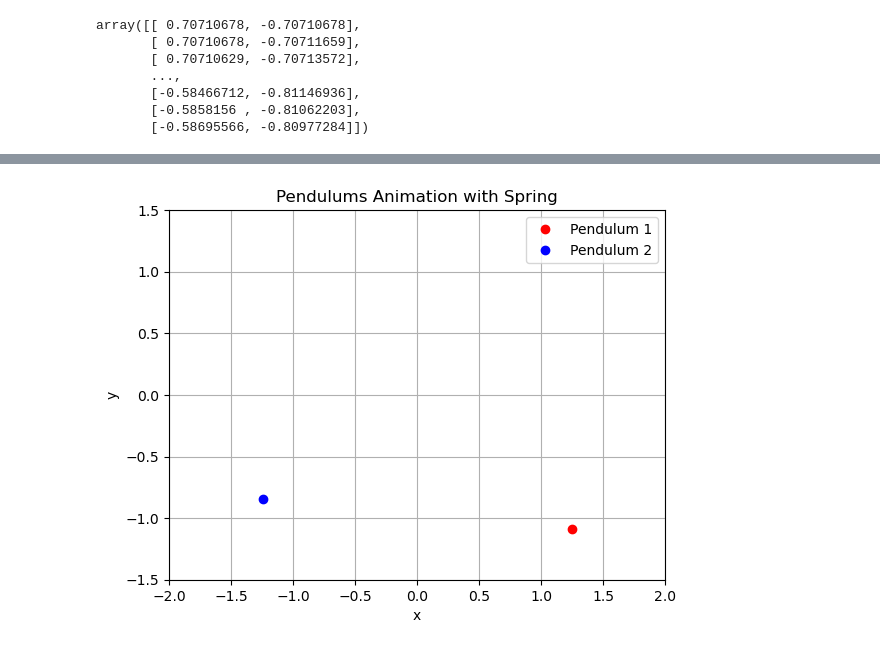
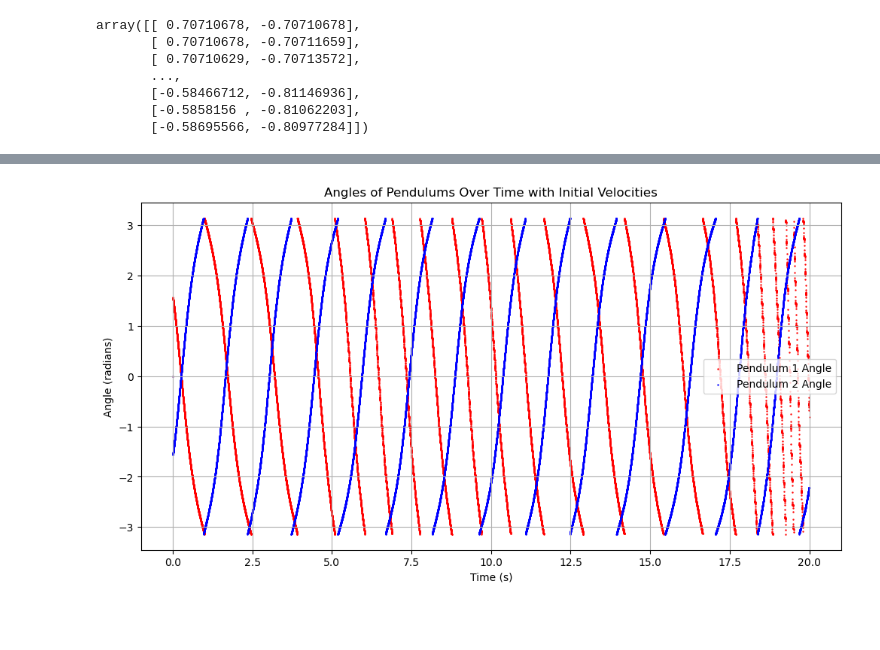
Before and after one commit to NitzanBarEitan/Ants, a Jupyter notebook: pendulum_simulation.ipynb, the cells around one changed output, grey strips where cells are left out. Drawn from its saved outputs; the diff is of its cells as text; code cells hidden in the pictures; blank space fills up the shorter version.

Commit message:
Added not working noise simulation

```diff
--- a/pendulum_simulation.ipynb
+++ b/pendulum_simulation.ipynb
@@ -73,11 +71,15 @@ array([[ 0.70710678, -0.70710678],
 # %%
+import numpy as np
+import matplotlib.pyplot as plt
+
 # Constants
 g = 9.81  # Gravitational acceleration (positive value for downward)
 m = 0.1  # Mass of the pendulum
-l0 = 4  # Natural length of the springs - a sum of the three springs in the system
+l0 = 1  # Natural length of the springs - a sum of the three springs in the system
 dt = 0.001  # Time step
 t_max = 20  # Total simulation time
 k = 10000  # Spring constant
+noise_strength = 200
 
 # Number of steps
 n = int(t_max / dt)
@@ -92,83 +94,66 @@ a2 = np.zeros((n, 2))
 v2 = np.zeros((n, 2))
 x2 = np.zeros((n, 2))
 
+# Arrays to store angles
+theta1 = np.zeros(n)
+theta2 = np.zeros(n)
+
 # Initial conditions
-x[0] = [0.5**0.5 + 1, -0.5**0.5]
-x2[0] = [(-0.5**0.5) - 1, -0.5**0.5]
+x[0] = [2, 0]
+x2[0] = [-2, 0]
+
+# Set initial velocities (non-zero)
+v[0] = [0.0, -5]  # Example initial velocity for pendulum 1
+v2[0] = [0.0, -5]  # Example initial velocity for pendulum 2
 
 # Simulation loop
 for i in range(n - 1):
+    # Calculate the lengths of the springs
     l = np.sqrt((x[i][0] - 1)**2 + x[i][1]**2)
     l2 = np.sqrt((x2[i][0] + 1)**2 + x2[i][1]**2)
-    l_total = l + l2 + 2
 
     # Calculate the spring force magnitude
-    F_s = - k * (l_total - l0)
-    F_s2 = - k * (l_total - l0)
+    F_s = - k * (l - l0) + np.random.uniform(-1, 1) * noise_strength
+    F_s2 = - k * (l2 - l0) + np.random.uniform(-1, 1) * noise_strength
 
     # Normalize the direction vector
-    dir_x = (x[i][0] - 1) / l # sin(theta)
-    dir_y = x[i][1] / l # cos(theta)
+    dir_x = (x[i][0] - 1) / l  # sin(theta)
+    dir_y = x[i][1] / l  # cos(theta)
 
-    dir_x2 = (x2[i][0] + 1) / l # sin(theta)
-    dir_y2 = x2[i][1] / l2 # cos(theta)
+    dir_x2 = (x2[i][0] + 1) / l2  # sin(theta)
+    dir_y2 = x2[i][1] / l2  # cos(theta)
 
+    # Resultant forces
     sigmaF = np.array([dir_x * F_s, dir_y * F_s - m * g])
-
     sigmaF2 = np.array([dir_x2 * F_s2, dir_y2 * F_s2 - m * g])
 
     # Update acceleration
     a[i + 1] = sigmaF / m
+    a2[i + 1] = sigmaF2 / m
 
     # Update velocity
     v[i + 1] = v[i] + dt * a[i + 1]
+    v2[i + 1] = v2[i] + dt * a2[i + 1]
 
     # Update position
     x[i + 1] = x[i] + dt * v[i + 1]
-
-    if t[i] > 5:
-        a2[i + 1] = sigmaF2 / m
-        v2[i + 1] = v2[i] + dt * a2[i + 1]
-        x2[i + 1] = x2[i] + dt * v2[i + 1]
-    else:
-        x2[i+1] = x2[i]
+    x2[i + 1] = x2[i] + dt * v2[i + 1]
 
     # Update time
     t[i + 1] = t[i] + dt
 
-# Set up the figure and axis for animation
-fig, ax = plt.subplots()
-ax.set_xlim(-2, 2)
-ax.set_ylim(-1.5, 1.5)
-ax.set_xlabel('x')
-ax.set_ylabel('y')
-ax.set_title('Pendulums Animation with Spring')
-ax.grid(True)
+    # Calculate angles (atan2 handles quadrant correctly)
+    theta1[i + 1] = np.arctan2(x[i + 1][0] - 1, -x[i + 1][1])
+    theta2[i + 1] = np.arctan2(x2[i + 1][0] + 1, -x2[i + 1][1])
 
-# Initialize the line objects for both pendulums
-pendulum1, = ax.plot([], [], 'ro', label='Pendulum 1')
-pendulum2, = ax.plot([], [], 'bo', label='Pendulum 2')
-# Initialization function for the animation
-def init():
-    pendulum1.set_data([], [])
-    pendulum2.set_data([], [])
-    return pendulum1, pendulum2
-
-# Update function for the animation
-def update(frame):
-    pendulum1.set_data([x[frame, 0]], [x[frame, 1]])
-    pendulum2.set_data([x2[frame, 0]], [x2[frame, 1]])
-    return pendulum1, pendulum2
-
-# Create animation object
-ani = FuncAnimation(
-    fig, update, frames=range(0, n, 50), init_func=init, blit=True, interval=10
-)
-print("animation done")
-# Save the animation as an MP4 file using FFmpeg
-writer = FFMpegWriter(fps=60, metadata=dict(artist='Me'), bitrate=1800)
-ani.save('pendulum_animation.mp4', writer=writer)
-
+# Plotting angles over time
+plt.figure(figsize=(12, 6))
+plt.scatter(t, theta1, label='Pendulum 1 Angle', color='red', s=0.5)
+plt.scatter(t, theta2, label='Pendulum 2 Angle', color='blue', s=0.5)
+plt.xlabel('Time (s)')
+plt.ylabel('Angle (radians)')
+plt.title('Angles of Pendulums Over Time with Initial Velocities')
 plt.legend()
+plt.grid()
 plt.show()
 # %% [output]
@@ -176 +160 @@ animation done
-[figure, old version]
+[figure, new version]
```
Also changed, not shown: parts of 2 cells of this notebook.
